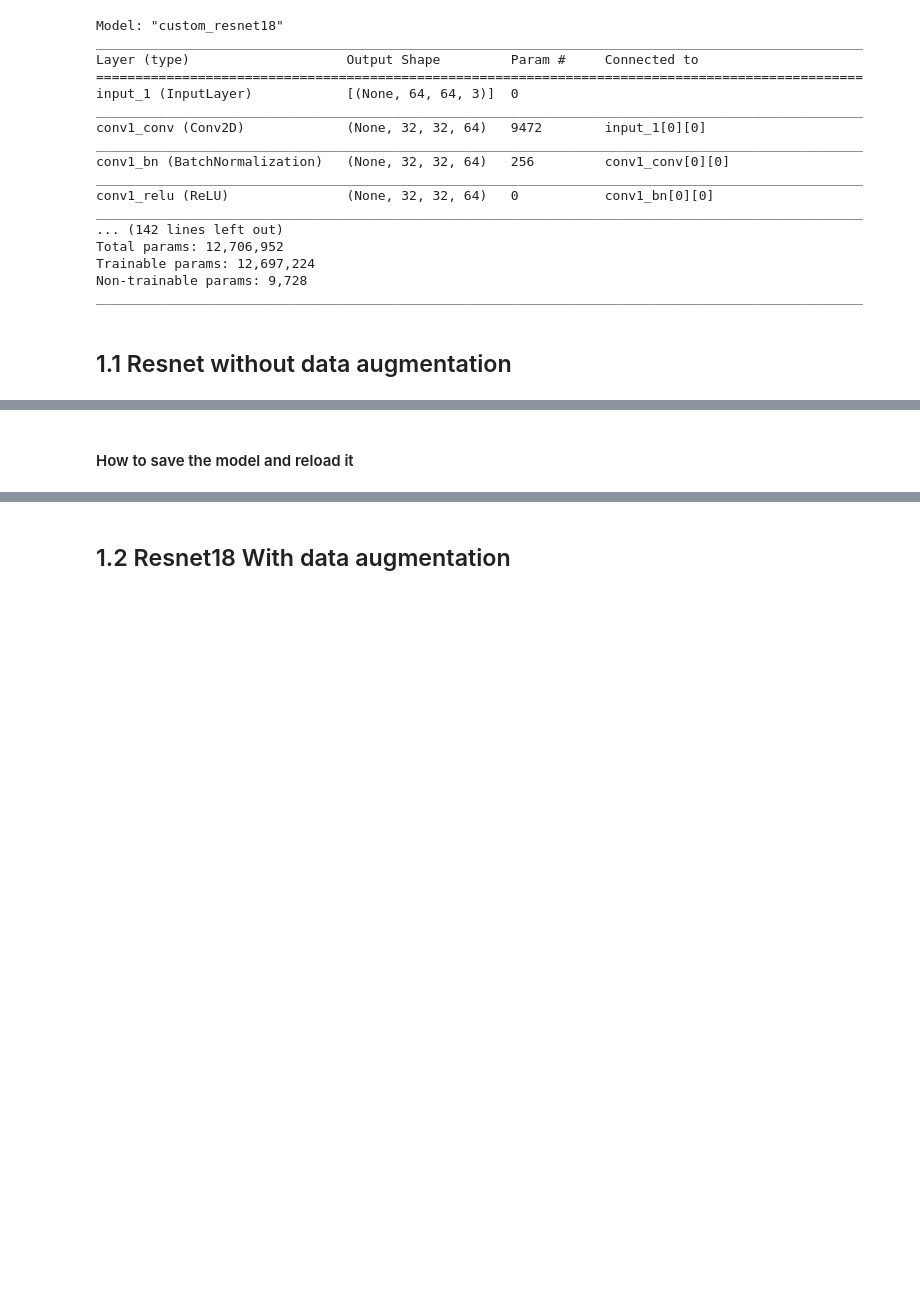
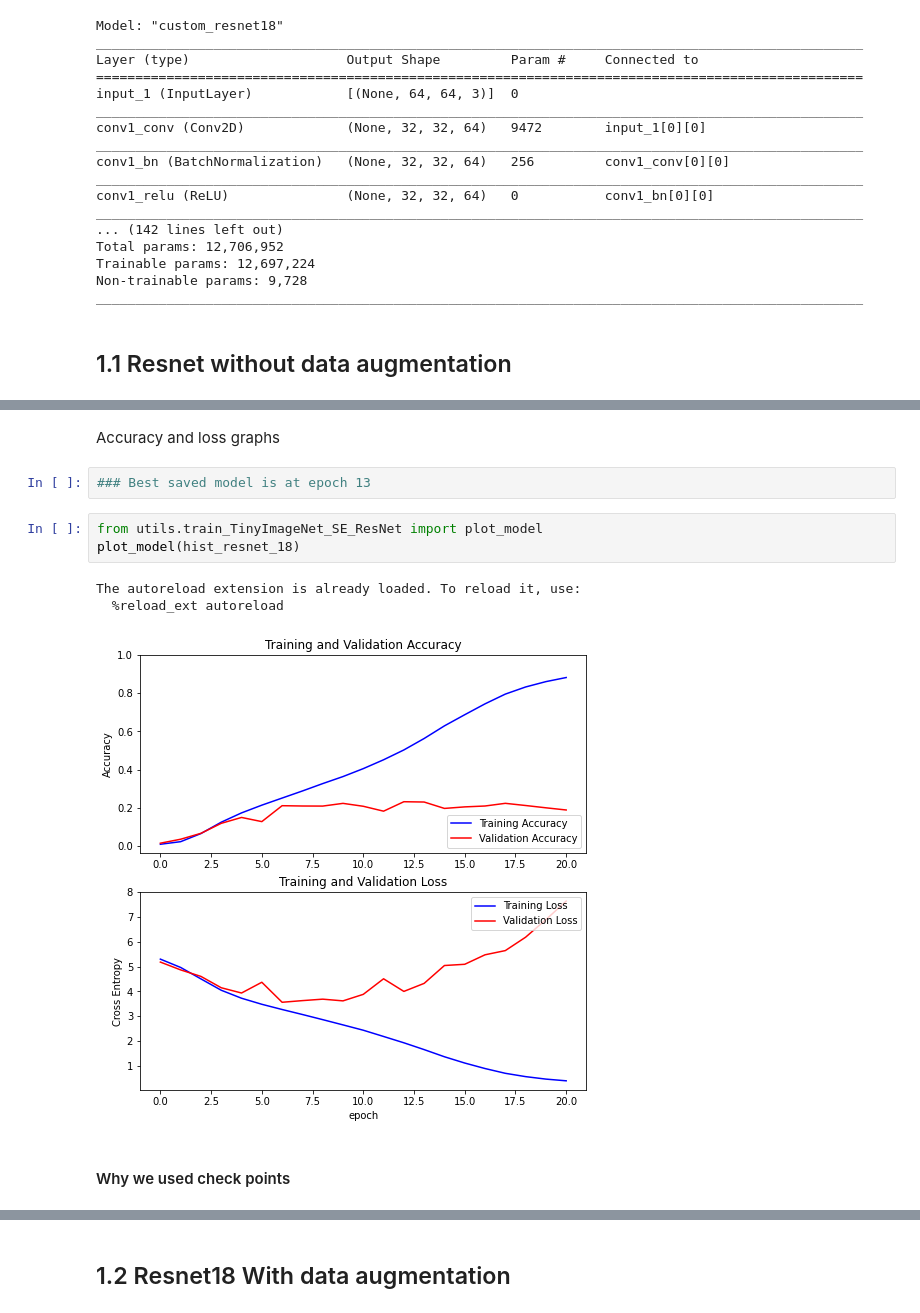
Before and after one commit to ecbme4040/e4040-2021fall-project-fren-an3078-wab2138-av3023, a Jupyter notebook: ResNet with tinyImageNet.ipynb, the cells around one changed output, grey strips where cells are left out. Drawn from its saved outputs; the diff is of its cells as text; blank space fills up the shorter version.

```diff
--- a/ResNet with tinyImageNet.ipynb
+++ b/ResNet with tinyImageNet.ipynb
@@ -236,5 +226,16 @@ Epoch 00022: LearningRateScheduler reducing learning rate to 0.06000000238418579
+# %% [markdown]
+Accuracy and loss graphs
+# %%
+### Best saved model is at epoch 13
+# %%
+from utils.train_TinyImageNet_SE_ResNet import plot_model
+plot_model(hist_resnet_18)
+# %% [output]
+The autoreload extension is already loaded. To reload it, use:
+  %reload_ext autoreload
+[figure, added]
 # %% [markdown]
-#### How to save the model and reload it
+#### Why we used check points
 # %%
 # Evaluate the model
 loss, acc = resnet_18.evaluate(X_test, y_test, verbose=2)
```
Also changed, not shown: parts of 25 cells of this notebook, 4 other files.
